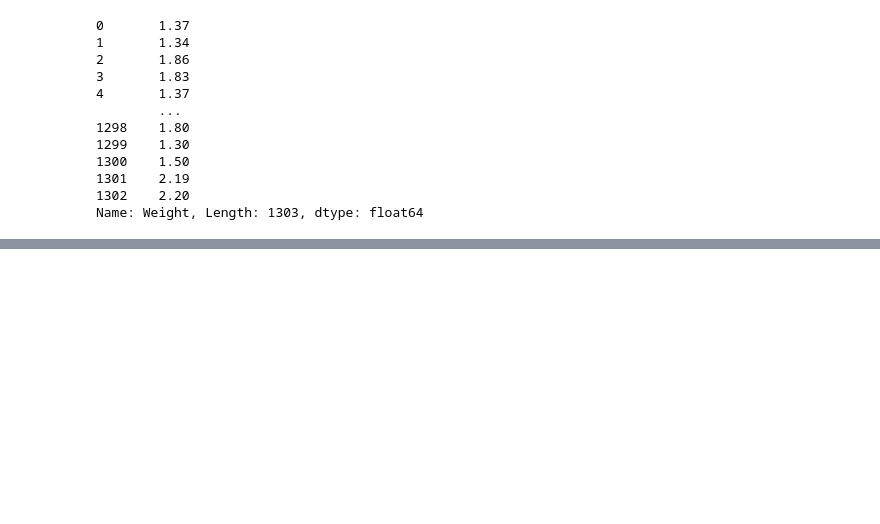
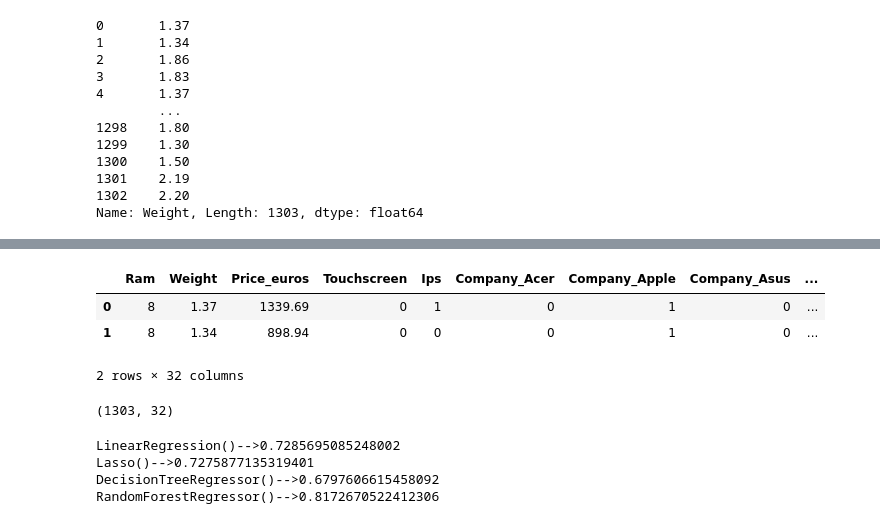
Before and after one commit to Banuka2540/Laptop_Price_Predictor, a Jupyter notebook: model.ipynb, the cells around one changed output, grey strips where cells are left out. Cells and saved outputs as stored; diff of their text form; code cells hidden in the pictures; blank space fills up the shorter version.

```diff
--- a/model.ipynb
+++ b/model.ipynb
@@ -115,0 +380,15 @@ Name: Weight, Length: 1303, dtype: float64
+# %%
+# change the entire table into one hot encoding
+data = pd.get_dummies(data,dtype=int)
+# %%
+# check first 2 rows
+data.head(2)
+# %% [output]
+|  | Ram | Weight | Price_euros | Touchscreen | Ips | Company_Acer | Company_Apple | Company_Asus | ... |
+| 0 | 8 | 1.37 | 1339.69 | 0 | 1 | 0 | 1 | 0 | ... |
+| 1 | 8 | 1.34 | 898.94 | 0 | 0 | 0 | 1 | 0 | ... |
+2 rows × 32 columns
+# %%
+data.shape
+# %% [output]
+(1303, 32)
@@ -115,0 +409,22 @@ Name: Weight, Length: 1303, dtype: float64
+# %%
+# deciding the best regression model
+from sklearn.linear_model import LinearRegression
+lr = LinearRegression()
+acc_score(lr)
+
+from sklearn.linear_model import Lasso
+ls = Lasso()
+acc_score(ls)
+
+from sklearn.tree import DecisionTreeRegressor
+dt = DecisionTreeRegressor()
+acc_score(dt)
+
+from sklearn.ensemble import RandomForestRegressor
+rf = RandomForestRegressor()
+acc_score(rf)
+# %% [output]
+LinearRegression()-->0.7285695085248002
+Lasso()-->0.7275877135319401
+DecisionTreeRegressor()-->0.6797606615458092
+RandomForestRegressor()-->0.8172670522412306
```
Also changed, not shown: parts of 28 cells of this notebook, 1 other file.
